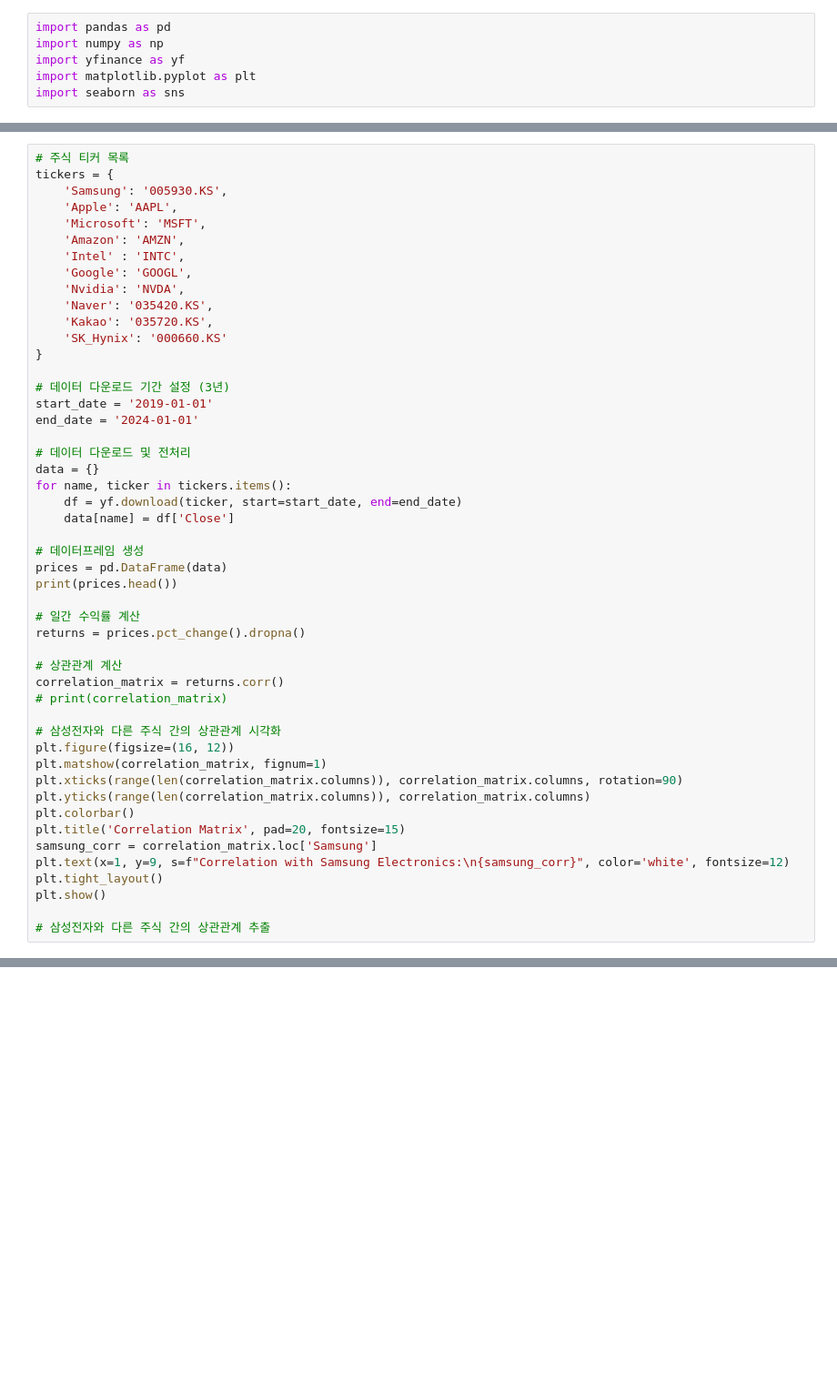
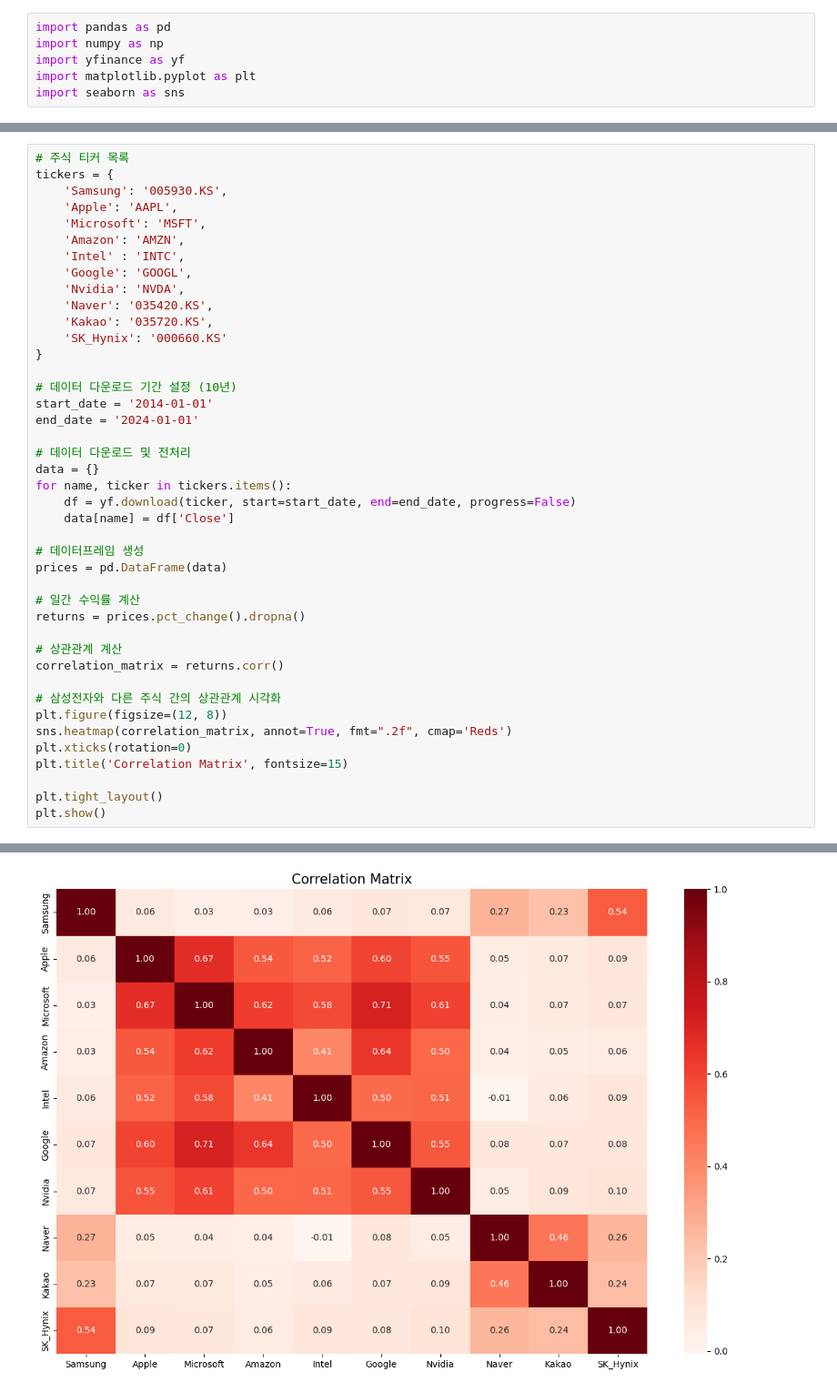
Before and after one commit to rkdgusdh/predict_stock_market_movement, a Jupyter notebook: method2.ipynb, the cells around one changed output, grey strips where cells are left out. Shown at 91% size. Saved outputs shown, nothing was run; the diff lists cells and outputs as text; blank space fills up the shorter version.

```diff
--- a/method2.ipynb
+++ b/method2.ipynb
@@ -59,38 +61,31 @@ tickers = {
     'SK_Hynix': '000660.KS'
 }
 
-# 데이터 다운로드 기간 설정 (3년)
-start_date = '2019-01-01'
+# 데이터 다운로드 기간 설정 (10년)
+start_date = '2014-01-01'
 end_date = '2024-01-01'
 
 # 데이터 다운로드 및 전처리
 data = {}
 for name, ticker in tickers.items():
-    df = yf.download(ticker, start=start_date, end=end_date)
+    df = yf.download(ticker, start=start_date, end=end_date, progress=False)
     data[name] = df['Close']
 
 # 데이터프레임 생성
 prices = pd.DataFrame(data)
-print(prices.head())
 
 # 일간 수익률 계산
 returns = prices.pct_change().dropna()
 
 # 상관관계 계산
 correlation_matrix = returns.corr()
-# print(correlation_matrix)
 
 # 삼성전자와 다른 주식 간의 상관관계 시각화
-plt.figure(figsize=(16, 12))
-plt.matshow(correlation_matrix, fignum=1)
-plt.xticks(range(len(correlation_matrix.columns)), correlation_matrix.columns, rotation=90)
-plt.yticks(range(len(correlation_matrix.columns)), correlation_matrix.columns)
-plt.colorbar()
-plt.title('Correlation Matrix', pad=20, fontsize=15)
-samsung_corr = correlation_matrix.loc['Samsung']
-plt.text(x=1, y=9, s=f"Correlation with Samsung Electronics:\n{samsung_corr}", color='white', fontsize=12)
+plt.figure(figsize=(12, 8))
+sns.heatmap(correlation_matrix, annot=True, fmt=".2f", cmap='Reds')
+plt.xticks(rotation=0)
+plt.title('Correlation Matrix', fontsize=15)
+
 plt.tight_layout()
 plt.show()
-
-# 삼성전자와 다른 주식 간의 상관관계 추출
 # %% [output]
@@ -123 +92,2 @@ TypeError: 'tuple' object is not callable
+[figure, added]
 # %%
```
Also changed, not shown: parts of 4 cells of this notebook.
